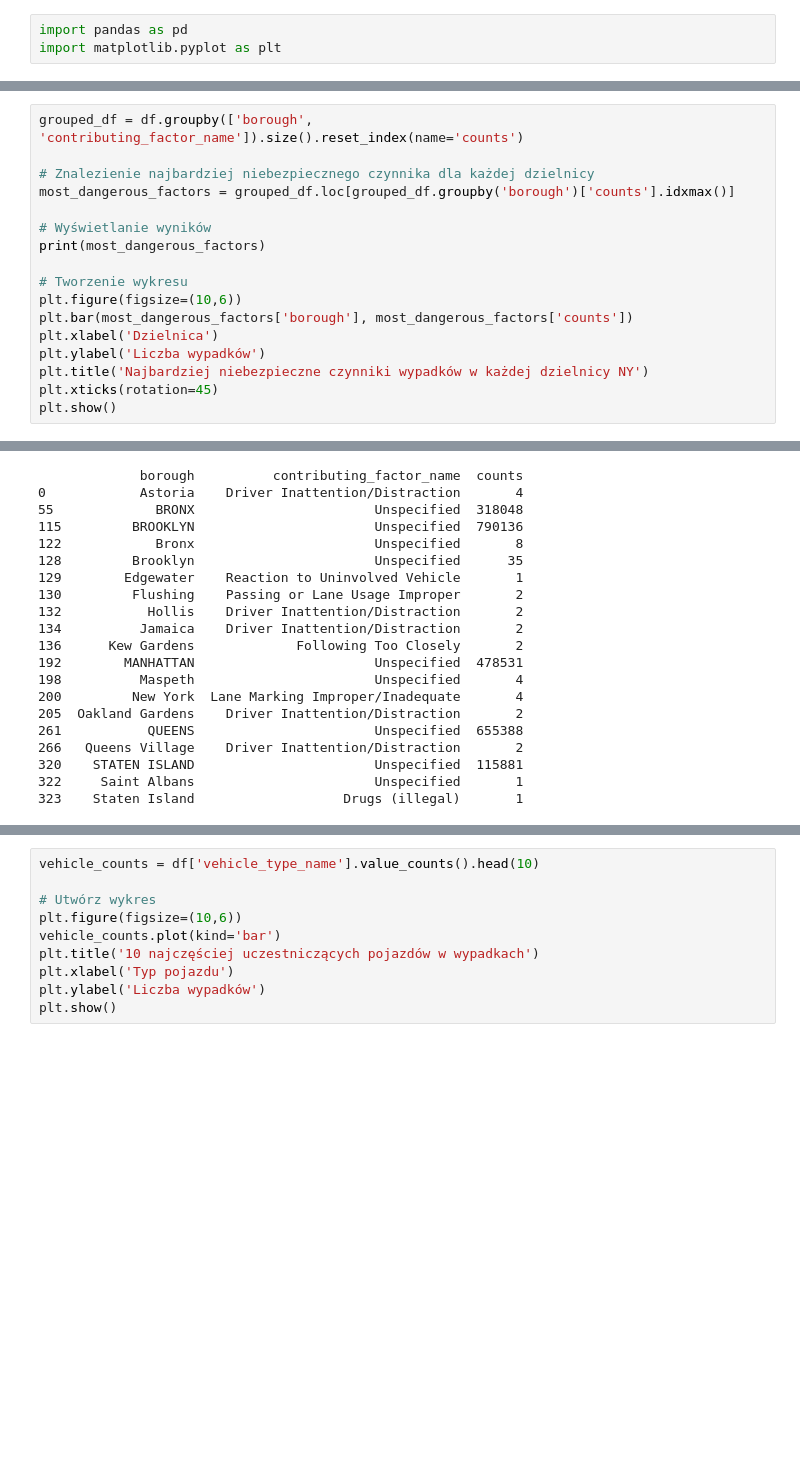
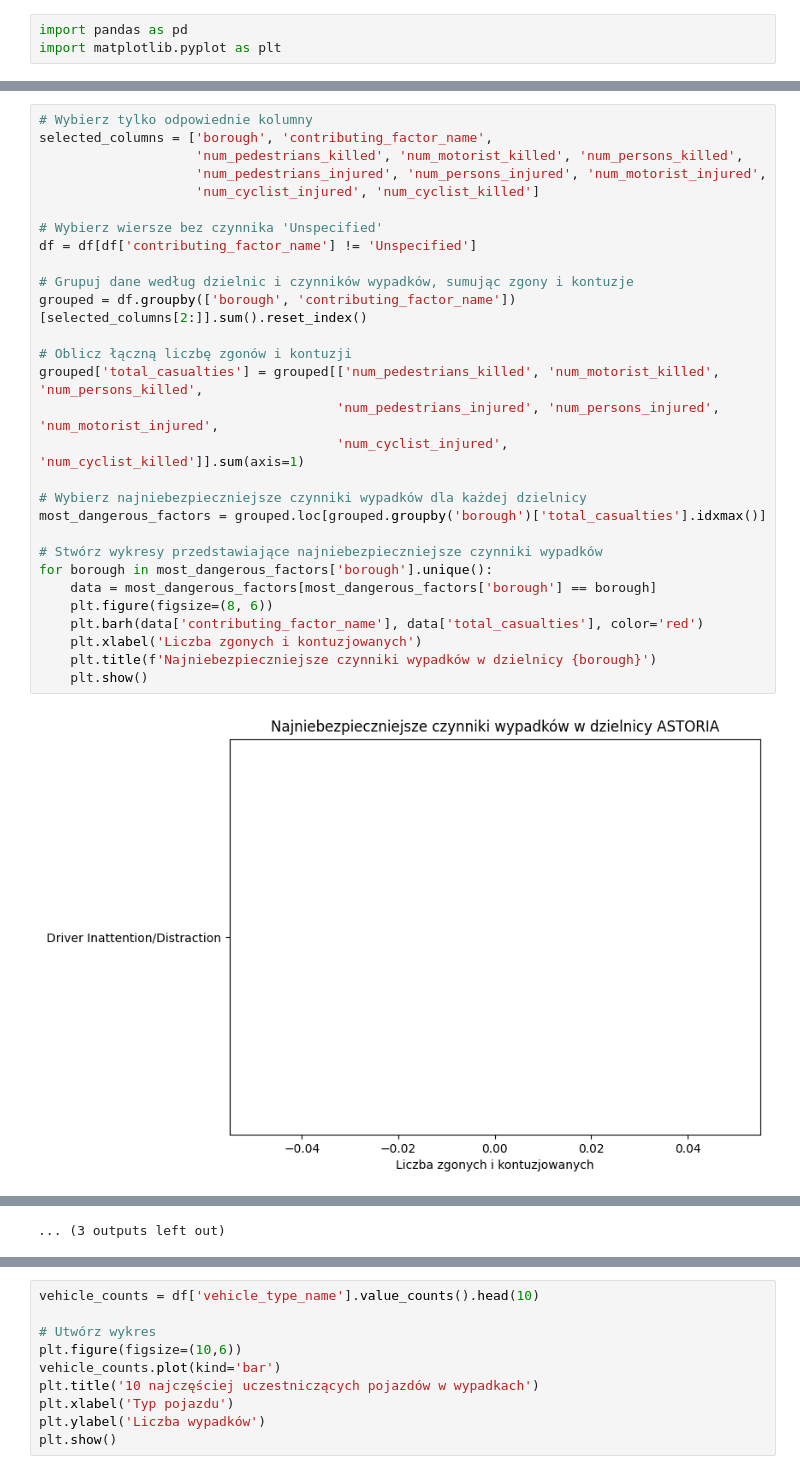
Before and after one commit to Sosna666/Analiza_danych_Kacper_Sosnowski, a Jupyter notebook: Wizualizacja_danych.ipynb, the cells around one changed output, grey strips where cells are left out. Drawn from its saved outputs; the diff is of its cells as text; blank space fills up the shorter version.

```diff
--- a/Wizualizacja_danych.ipynb
+++ b/Wizualizacja_danych.ipynb
@@ -16,18 +19,31 @@ Index(['num_pedestrians_killed', 'zip_code', 'num_pedestrians_injured',
 # %%
-grouped_df = df.groupby(['borough', 'contributing_factor_name']).size().reset_index(name='counts')
+# Wybierz tylko odpowiednie kolumny
+selected_columns = ['borough', 'contributing_factor_name',
+                    'num_pedestrians_killed', 'num_motorist_killed', 'num_persons_killed',
+                    'num_pedestrians_injured', 'num_persons_injured', 'num_motorist_injured',
+                    'num_cyclist_injured', 'num_cyclist_killed']
 
-# Znalezienie najbardziej niebezpiecznego czynnika dla każdej dzielnicy
-most_dangerous_factors = grouped_df.loc[grouped_df.groupby('borough')['counts'].idxmax()]
+# Wybierz wiersze bez czynnika 'Unspecified'
+df = df[df['contributing_factor_name'] != 'Unspecified']
 
-# Wyświetlanie wyników
-print(most_dangerous_factors)
+# Grupuj dane według dzielnic i czynników wypadków, sumując zgony i kontuzje
+grouped = df.groupby(['borough', 'contributing_factor_name'])[selected_columns[2:]].sum().reset_index()
 
-# Tworzenie wykresu
-plt.figure(figsize=(10,6))
-plt.bar(most_dangerous_factors['borough'], most_dangerous_factors['counts'])
-plt.xlabel('Dzielnica')
-plt.ylabel('Liczba wypadków')
-plt.title('Najbardziej niebezpieczne czynniki wypadków w każdej dzielnicy NY')
-plt.xticks(rotation=45)
-plt.show()
+# Oblicz łączną liczbę zgonów i kontuzji
+grouped['total_casualties'] = grouped[['num_pedestrians_killed', 'num_motorist_killed', 'num_persons_killed',
+                                      'num_pedestrians_injured', 'num_persons_injured', 'num_motorist_injured',
+                                      'num_cyclist_injured', 'num_cyclist_killed']].sum(axis=1)
+
+# Wybierz najniebezpieczniejsze czynniki wypadków dla każdej dzielnicy
+most_dangerous_factors = grouped.loc[grouped.groupby('borough')['total_casualties'].idxmax()]
+
+# Stwórz wykresy przedstawiające najniebezpieczniejsze czynniki wypadków
+for borough in most_dangerous_factors['borough'].unique():
+    data = most_dangerous_factors[most_dangerous_factors['borough'] == borough]
+    plt.figure(figsize=(8, 6))
+    plt.barh(data['contributing_factor_name'], data['total_casualties'], color='red')
+    plt.xlabel('Liczba zgonych i kontuzjowanych')
+    plt.title(f'Najniebezpieczniejsze czynniki wypadków w dzielnicy {borough}')
+    plt.show()
 # %% [output]
+[figure, new version]
@@ -34,20 +61 @@ plt.show()
-             borough          contributing_factor_name  counts
-0            Astoria    Driver Inattention/Distraction       4
-55             BRONX                       Unspecified  318048
-115         BROOKLYN                       Unspecified  790136
-122            Bronx                       Unspecified       8
-128         Brooklyn                       Unspecified      35
-129        Edgewater    Reaction to Uninvolved Vehicle       1
-130         Flushing    Passing or Lane Usage Improper       2
-132           Hollis    Driver Inattention/Distraction       2
-134          Jamaica    Driver Inattention/Distraction       2
-136      Kew Gardens             Following Too Closely       2
-192        MANHATTAN                       Unspecified  478531
-198          Maspeth                       Unspecified       4
-200         New York  Lane Marking Improper/Inadequate       4
-205  Oakland Gardens    Driver Inattention/Distraction       2
-261           QUEENS                       Unspecified  655388
-266   Queens Village    Driver Inattention/Distraction       2
-320    STATEN ISLAND                       Unspecified  115881
-322     Saint Albans                       Unspecified       1
-323    Staten Island                   Drugs (illegal)       1
+... (3 outputs left out)
```
Also changed, not shown: parts of 13 cells of this notebook, 1 other file.
